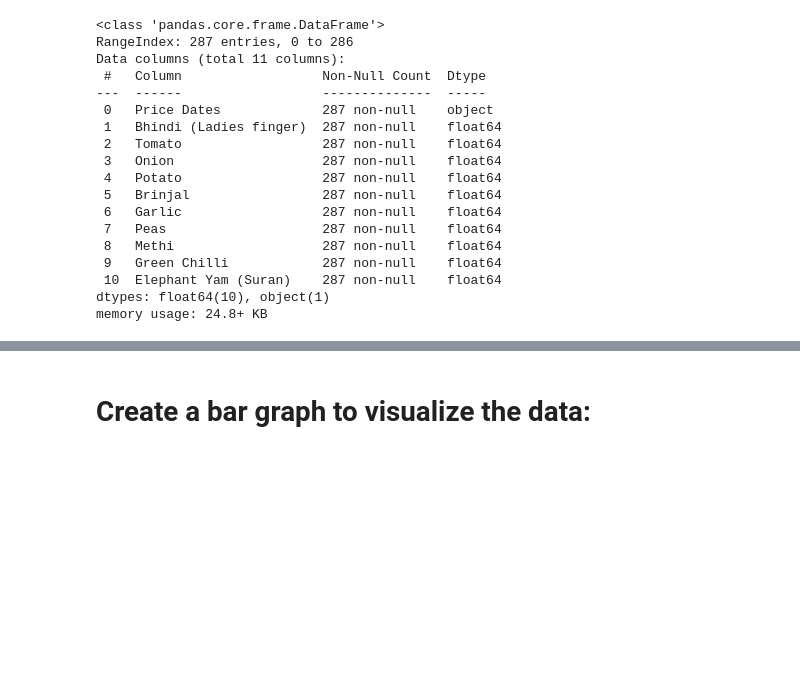
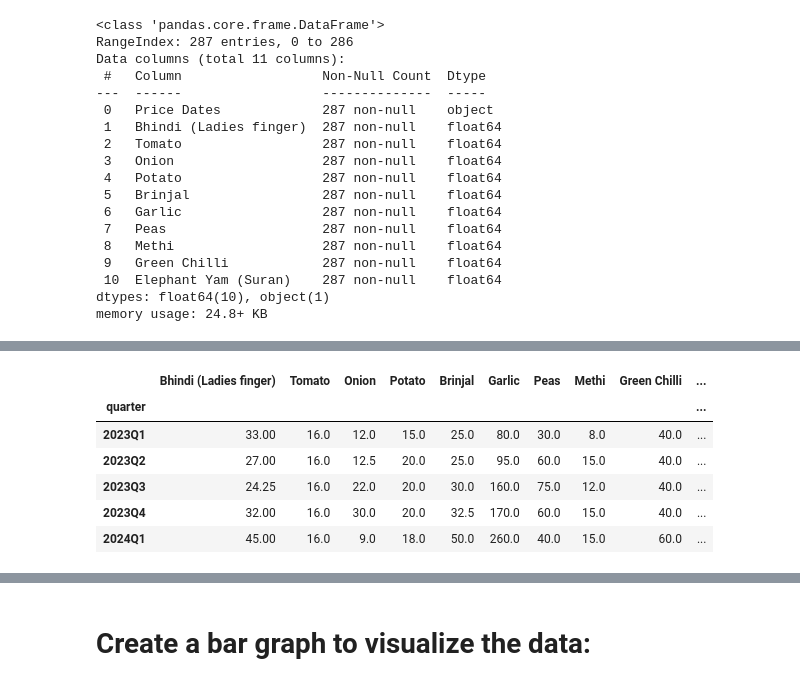
Before and after one commit to MT-Maverick/ExploreAI, a Jupyter notebook: vegetable_prices/notebook.ipynb, the cells around one changed output, grey strips where cells are left out. Drawn from its saved outputs; the diff is of its cells as text; code cells hidden in the pictures; blank space fills up the shorter version.

```diff
--- a/vegetable_prices/notebook.ipynb
+++ b/vegetable_prices/notebook.ipynb
@@ -83,8 +91,9 @@ memory usage: 24.8+ KB
 # %%
+#convert datatype of date column:
+data['Price Dates'] = pd.to_datetime(data['Price Dates'],format='mixed')
+
 #split the data so we can have our quartery preformance (seasonal):
-data['Price Dates'] = pd.to_datetime(data['Price Dates'],format='mixed')
 data['quarter'] = data['Price Dates'].dt.to_period('Q')
-quarter_preformance= data.groupby('quarter').mean().round(2)
-quarter_preformance=quarter_preformance.drop('Price Dates',axis=1)
 
-quarter_preformance
+
+quarter_preformance=data.drop('Price Dates',axis=1)
@@ -107,0 +104,6 @@ df_melted = df_melted.reset_index(drop=True)
+# %%
+
+quarter_average_price= quarter_preformance.groupby('quarter').mean().round(2)
+quarter_common_price= quarter_preformance.groupby('quarter').median().round(2)
+quarter_lowest_price= quarter_preformance.groupby('quarter').min().round(2)
+quarter_highest_price= quarter_preformance.groupby('quarter').max().round(2)
@@ -107,0 +120,10 @@ df_melted = df_melted.reset_index(drop=True)
+# %%
+quarter_common_price
+# %% [output]
+|  | Bhindi (Ladies finger) | Tomato | Onion | Potato | Brinjal | Garlic | Peas | Methi | Green Chilli | ... |
+| quarter |  |  |  |  |  |  |  |  |  | ... |
+| 2023Q1 | 33.00 | 16.0 | 12.0 | 15.0 | 25.0 | 80.0 | 30.0 | 8.0 | 40.0 | ... |
+| 2023Q2 | 27.00 | 16.0 | 12.5 | 20.0 | 25.0 | 95.0 | 60.0 | 15.0 | 40.0 | ... |
+| 2023Q3 | 24.25 | 16.0 | 22.0 | 20.0 | 30.0 | 160.0 | 75.0 | 12.0 | 40.0 | ... |
+| 2023Q4 | 32.00 | 16.0 | 30.0 | 20.0 | 32.5 | 170.0 | 60.0 | 15.0 | 40.0 | ... |
+| 2024Q1 | 45.00 | 16.0 | 9.0 | 18.0 | 50.0 | 260.0 | 40.0 | 15.0 | 60.0 | ... |
```
Also changed, not shown: parts of 13 cells of this notebook.
